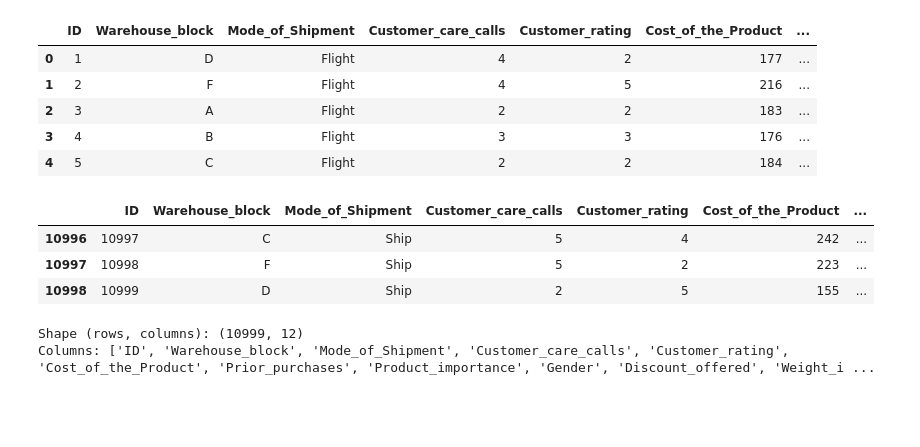
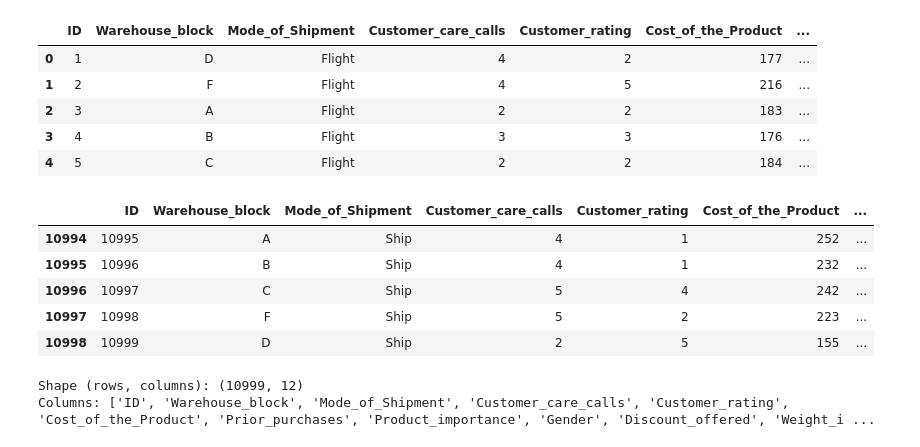
Before and after one commit to Burakkylmz/ml-labs, a Jupyter notebook: labs/lab02/lab02_python_data_manipulation.ipynb, the cells around one changed output. Drawn from its saved outputs; the diff is of its cells as text; code cells hidden in the pictures; blank space fills up the shorter version.

```diff
--- a/labs/lab02/lab02_python_data_manipulation.ipynb
+++ b/labs/lab02/lab02_python_data_manipulation.ipynb
@@ -285,9 +285,11 @@ df.head()
 | 3 | 4 | B | Flight | 3 | 3 | 176 | ... |
 | 4 | 5 | C | Flight | 2 | 2 | 184 | ... |
 # %%
-df.tail(3)
+df.tail()
 # %% [output]
 |  | ID | Warehouse_block | Mode_of_Shipment | Customer_care_calls | Customer_rating | Cost_of_the_Product | ... |
+| 10994 | 10995 | A | Ship | 4 | 1 | 252 | ... |
+| 10995 | 10996 | B | Ship | 4 | 1 | 232 | ... |
 | 10996 | 10997 | C | Ship | 5 | 4 | 242 | ... |
 | 10997 | 10998 | F | Ship | 5 | 2 | 223 | ... |
 | 10998 | 10999 | D | Ship | 2 | 5 | 155 | ... |
```
Also changed, not shown: parts of 3 cells of this notebook, 3 other files.
